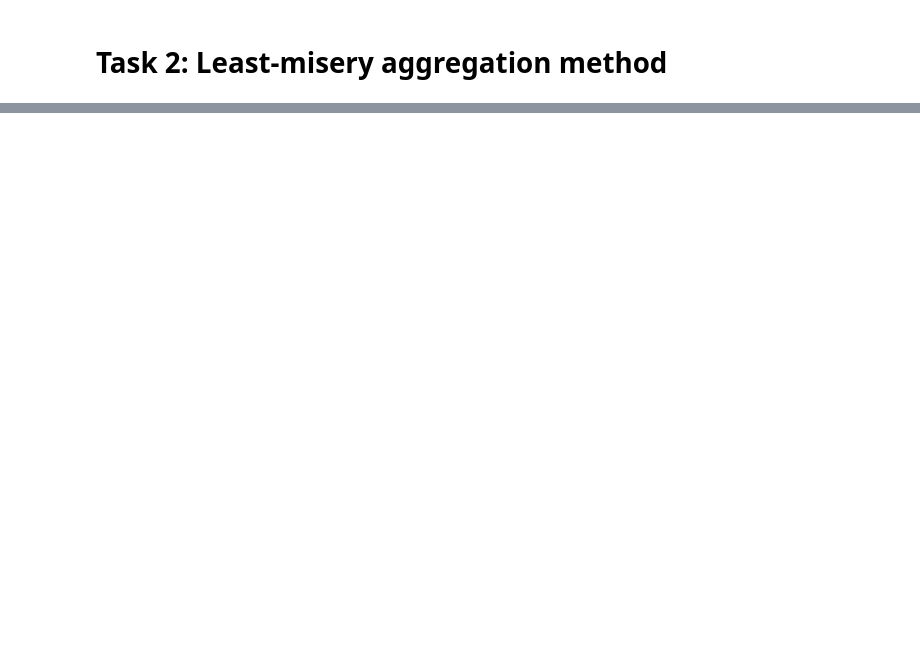
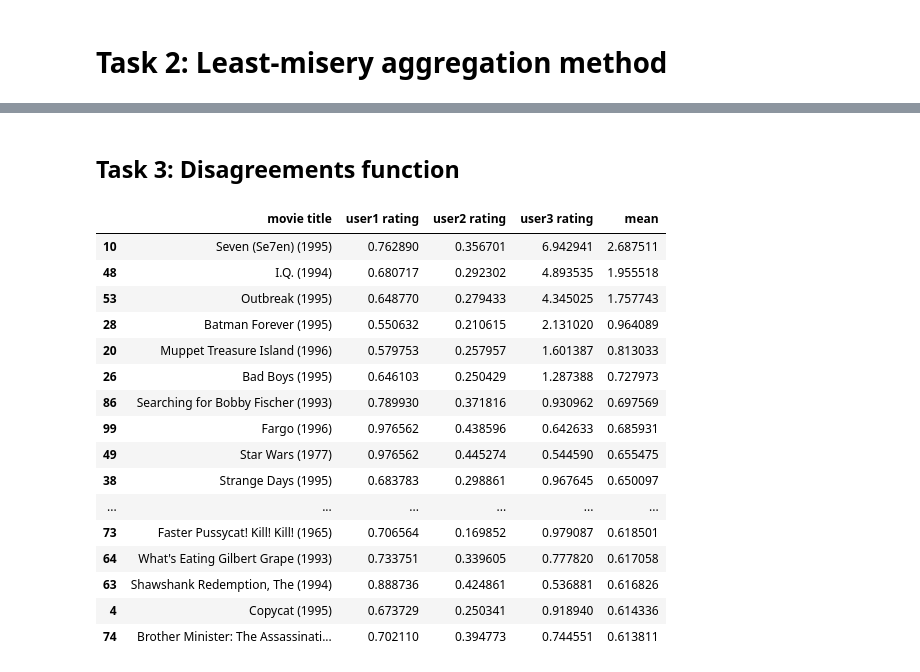
Before and after one commit to duongtrungkien/DATA.ML.360, a Jupyter notebook: ml-100k/assignment2.ipynb, the cells around one changed output, grey strips where cells are left out. Saved outputs shown, nothing was run; the diff lists cells and outputs as text; code cells hidden in the pictures; blank space fills up the shorter version.

Commit message:
disagreements_aggration function for assignment2

```diff
--- a/ml-100k/assignment2.ipynb
+++ b/ml-100k/assignment2.ipynb
@@ -268,0 +275,2 @@ top_movies_least_misery.head(20)
+# %% [markdown]
+## Task 3: Disagreements function
@@ -268,0 +289,60 @@ top_movies_least_misery.head(20)
+# %%
+def disagreements_aggration(user1, user2, user3):
+    # get predicted ratings of 3 users
+    user1_ratings = get_predicted_ratings(user1)
+    user2_ratings = get_predicted_ratings(user2)
+    user3_ratings = get_predicted_ratings(user3)
+
+    # get pairwise disagreements score
+    dis_1_2 = compute_disagreements(user1_ratings, user2_ratings)
+    dis_1_3 = compute_disagreements(user1_ratings, user3_ratings)
+    dis_2_3 = compute_disagreements(user2_ratings, user3_ratings)
+
+    disagreements = [dis_1_2, dis_1_3, dis_2_3]
+
+    # normalize the distance score range 1 - 5
+    dis_1_2_norm = ((dis_1_2 - min(disagreements))*4)/(max(disagreements) - min(disagreements))+1
+    dis_1_3_norm = ((dis_1_3 - min(disagreements))*4)/(max(disagreements) - min(disagreements))+1
+    dis_2_3_norm = ((dis_2_3 - min(disagreements))*4)/(max(disagreements) - min(disagreements))+1
+
+    # add disagreements as the penalty
+    user1_ratings["pred_rating"] = user1_ratings["pred_rating"] * (1/(dis_1_2_norm + dis_1_3_norm))
+    user2_ratings["pred_rating"] = user2_ratings["pred_rating"] * (1/(dis_1_2_norm + dis_2_3_norm))
+    user3_ratings["pred_rating"] = user3_ratings["pred_rating"] * (1/(dis_1_3_norm + dis_2_3_norm))
+
+    # create dataframe with all 3 users' predicted ratings
+    data = [user1_ratings["movie title"], user1_ratings["pred_rating"], user2_ratings["pred_rating"], user3_ratings["pred_rating"]]
+    headers = ["movie title", "user1 rating", "user2 rating", "user3 rating"]
+    all_users_ratings = pd.concat(data, axis=1, keys=headers)
+    all_users_ratings['mean'] = all_users_ratings.iloc[:, 1:4].mean(axis=1)
+
+    return all_users_ratings
+# %%
+def top_disagreements_movies(user1, user2, user3, movies_num):
+    # get top movies with least-misery rating
+    all_users_ratings = disagreements_aggration(user1, user2, user3)
+    top_movies = all_users_ratings.sort_values(by=['mean'], ascending=False)
+    top_movies = top_movies.iloc[:movies_num, :]
+
+    return top_movies
+# %%
+top_movies_disagreements = top_disagreements_movies(2, 17, 35, 20)
+top_movies_disagreements.head(20)
+# %% [output]
+|  | movie title | user1 rating | user2 rating | user3 rating | mean |
+| 10 | Seven (Se7en) (1995) | 0.762890 | 0.356701 | 6.942941 | 2.687511 |
+| 48 | I.Q. (1994) | 0.680717 | 0.292302 | 4.893535 | 1.955518 |
+| 53 | Outbreak (1995) | 0.648770 | 0.279433 | 4.345025 | 1.757743 |
+| 28 | Batman Forever (1995) | 0.550632 | 0.210615 | 2.131020 | 0.964089 |
+| 20 | Muppet Treasure Island (1996) | 0.579753 | 0.257957 | 1.601387 | 0.813033 |
+| 26 | Bad Boys (1995) | 0.646103 | 0.250429 | 1.287388 | 0.727973 |
+| 86 | Searching for Bobby Fischer (1993) | 0.789930 | 0.371816 | 0.930962 | 0.697569 |
+| 99 | Fargo (1996) | 0.976562 | 0.438596 | 0.642633 | 0.685931 |
+| 49 | Star Wars (1977) | 0.976562 | 0.445274 | 0.544590 | 0.655475 |
+| 38 | Strange Days (1995) | 0.683783 | 0.298861 | 0.967645 | 0.650097 |
+| ... | ... | ... | ... | ... | ... |
+| 73 | Faster Pussycat! Kill! Kill! (1965) | 0.706564 | 0.169852 | 0.979087 | 0.618501 |
+| 64 | What's Eating Gilbert Grape (1993) | 0.733751 | 0.339605 | 0.777820 | 0.617058 |
+| 63 | Shawshank Redemption, The (1994) | 0.888736 | 0.424861 | 0.536881 | 0.616826 |
+| 4 | Copycat (1995) | 0.673729 | 0.250341 | 0.918940 | 0.614336 |
+| 74 | Brother Minister: The Assassinati... | 0.702110 | 0.394773 | 0.744551 | 0.613811 |
```
Also changed, not shown: parts of 8 cells of this notebook.
